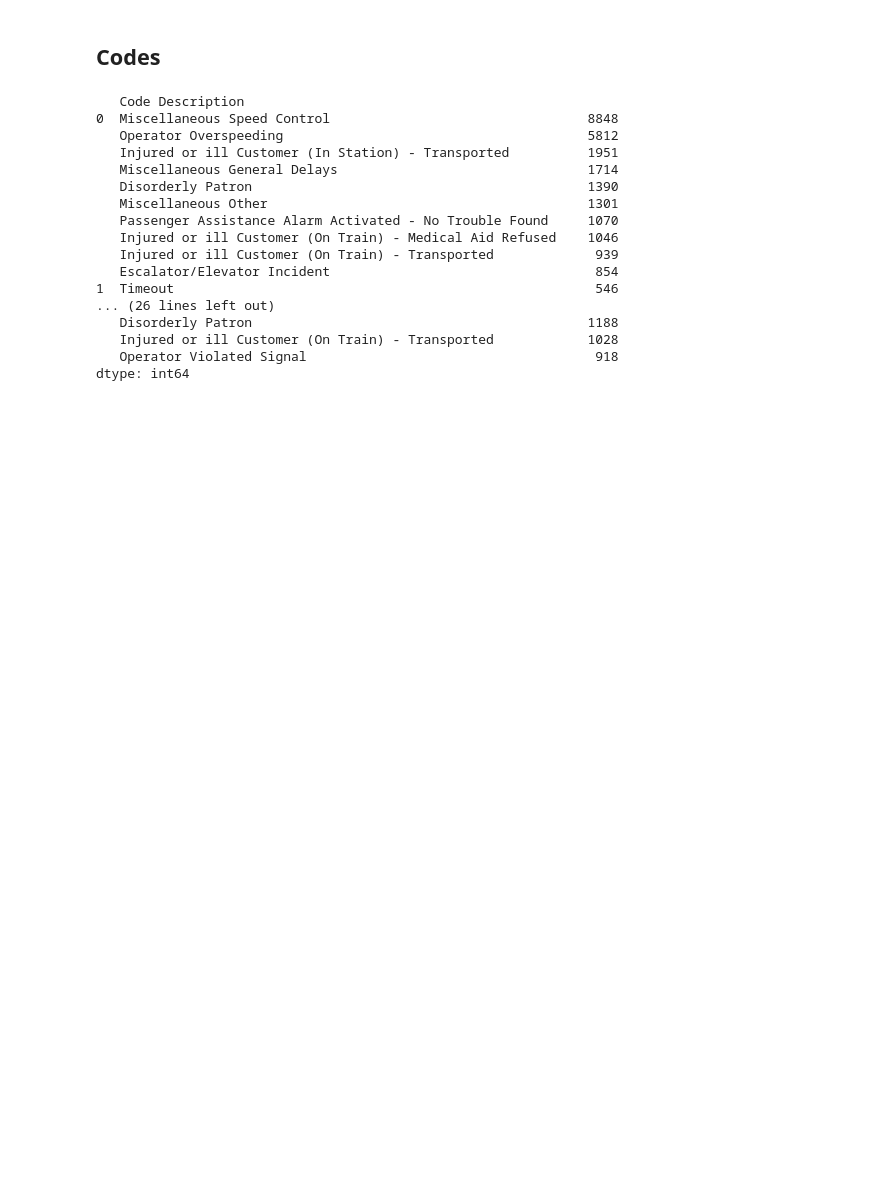
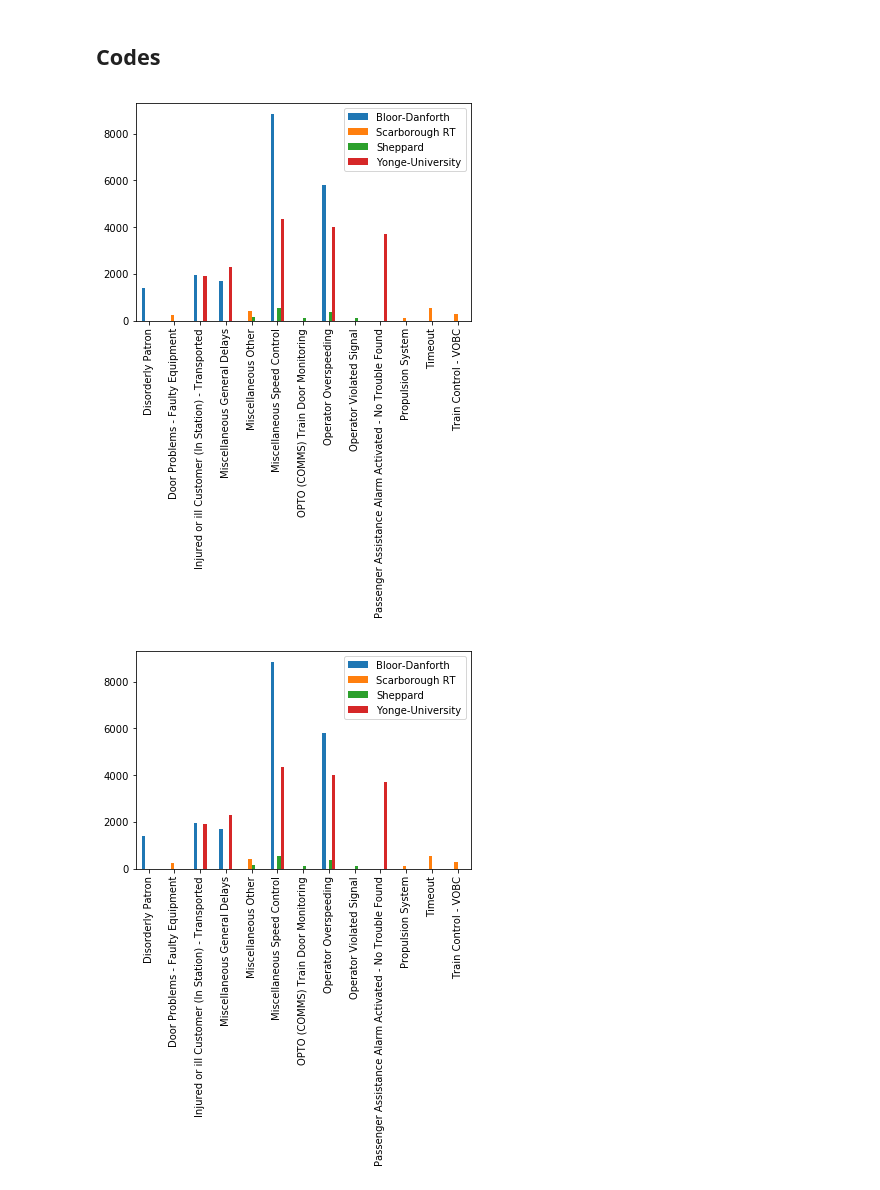
Before and after one commit to cllopes/scs-3250-tcc, a Jupyter notebook: Analysis Cindy.ipynb, the cells around one changed output. Cells and saved outputs as stored; diff of their text form; code cells hidden in the pictures; blank space fills up the shorter version.

Commit message:
Quick analysis and 2d bar chart

```diff
--- a/Analysis Cindy.ipynb
+++ b/Analysis Cindy.ipynb
@@ -223,28 +195,19 @@ groups = ttc.groupby(['Line'], as_index=False)
 final = {}
 
 for title, g in groups:
-#     print(title)
-#     print(type(g))
-   final[title] = g.groupby('Code Description').size().sort_values(ascending=False).head(2)
+   final[title] = g.groupby('Code Description').size().sort_values(ascending=False).head(5)
 
-final
-
-ttc.groupby(['Line'], as_index=False).apply(lambda g: g.groupby('Code Description').size().sort_values(ascending=False).head(10))
+with_apply = ttc.groupby(['Line'], as_index=False).apply(lambda g: g.groupby('Code Description').size().sort_values(ascending=False).head(3))
-# %% [output]
-   Code Description
-0  Miscellaneous Speed Control                                 8848
-   Operator Overspeeding                                       5812
-   Injured or ill Customer (In Station) - Transported          1951
-   Miscellaneous General Delays                                1714
-   Disorderly Patron                                           1390
-   Miscellaneous Other                                         1301
-   Passenger Assistance Alarm Activated - No Trouble Found     1070
-   Injured or ill Customer (On Train) - Medical Aid Refused    1046
-   Injured or ill Customer (On Train) - Transported             939
-   Escalator/Elevator Incident                                  854
-1  Timeout                                                      546
-... (26 lines left out)
-   Disorderly Patron                                           1188
-   Injured or ill Customer (On Train) - Transported            1028
-   Operator Violated Signal                                     918
-dtype: int64
+# %%
+type(final['Bloor-Danforth'])
+# df = pd.DataFrame()
+# df['BD'] = final['Bloor-Danforth']
+# df['YU'] = final['Yonge-University']
+
+
+df = pd.DataFrame(final)
+df.plot.bar()
+plt.show()
+# %% [output]
+[figure, added]
+[figure, added]
```
Also changed, not shown: parts of 17 cells of this notebook, 1 other file.
